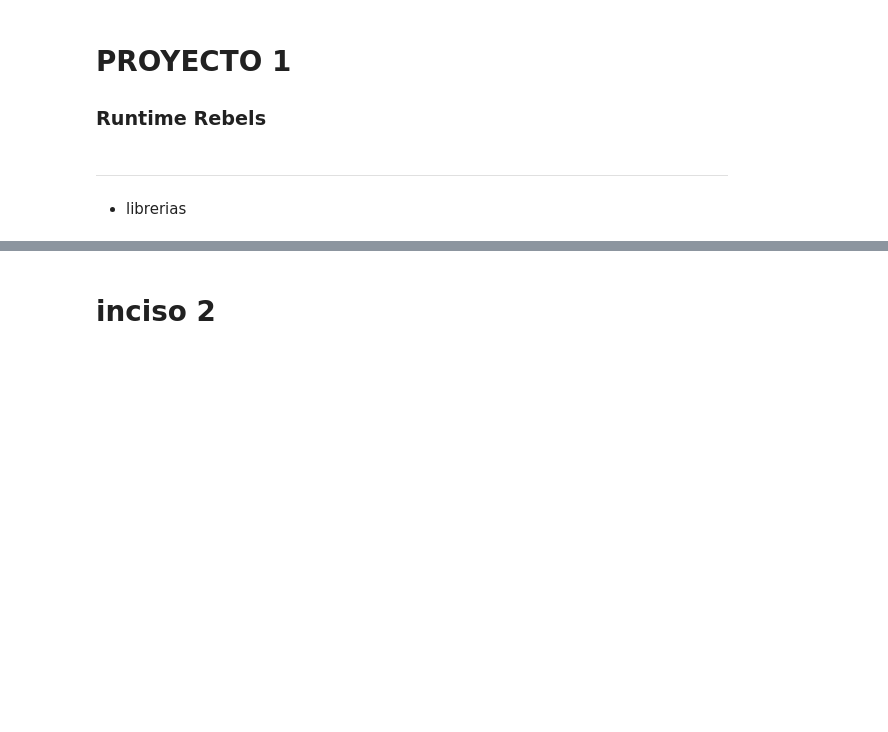
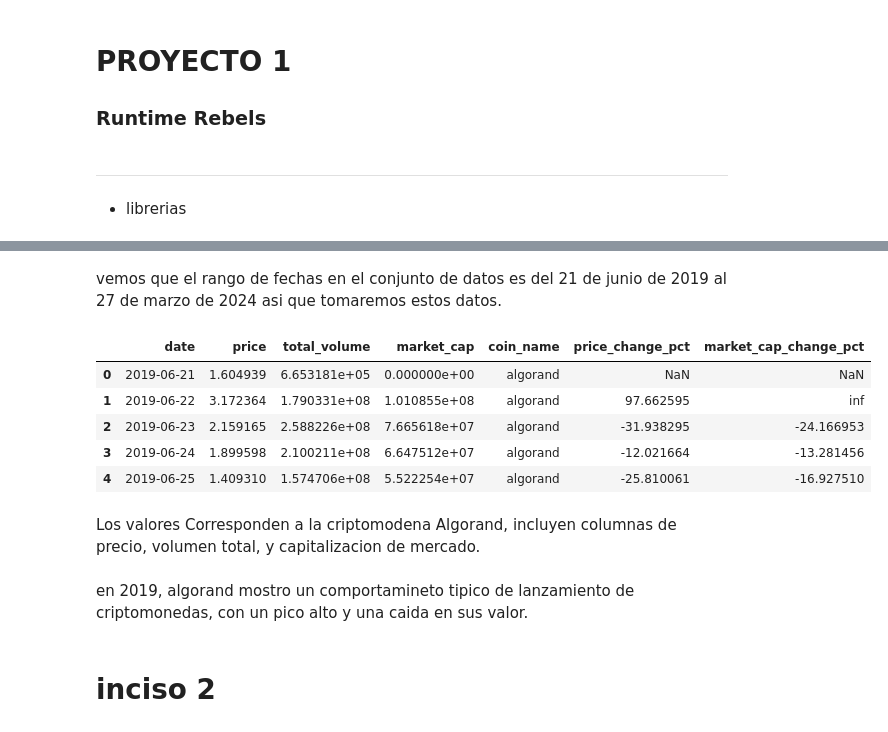
Before and after one commit to YairCarrito45/Proyecto1_2024_RuntimeRebels, a Jupyter notebook: proyecto.ipynb, the cells around one changed output, grey strips where cells are left out. Cells and saved outputs as stored; diff of their text form; code cells hidden in the pictures; blank space fills up the shorter version.

```diff
--- a/proyecto.ipynb
+++ b/proyecto.ipynb
@@ -15,0 +17,5 @@ import plotly.express as px
+# %%
+data = pd.read_csv('algorand.csv')
+
+# Mostrar las primeras filas para explorar los datos
+data.head()
@@ -15,0 +29,9 @@ import plotly.express as px
+# %%
+# Revisar valores faltantes o nulos
+missing_values = data.isnull().sum()
+
+# Cambiar tipos de datos si es necesario
+data['date'] = pd.to_datetime(data['date'])  # Asegurarse de que la fecha esté en formato datetime
+
+# Mostrar valores faltantes y tipos de datos corregidos
+missing_values, data.dtypes
@@ -15,0 +53,9 @@ import plotly.express as px
+# %%
+# Asegurar que los índices estén en mayúsculas
+data.index = data.index.map(lambda x: str(x).upper())
+
+# Filtrar datos del 1 de enero de 2019 y ordenar por valor de mercado ascendente
+data_filtered = data[data['date'] == '2019-01-01'].sort_values(by='market_cap', ascending=True)
+
+# Mostrar los datos filtrados
+data_filtered
@@ -15,0 +72,22 @@ import plotly.express as px
+# %% [markdown]
+vemos que el rango de fechas en el conjunto de datos es del 21 de junio de 2019 al 27 de marzo de 2024
+asi que tomaremos estos datos.
+# %%
+# Crear una copia explícita
+data_2019 = data[(data['date'] >= '2019-01-01') & (data['date'] <= '2019-12-31')].copy()
+
+# Calculo el cambio porcentual diario para el precio y la capitalización de mercado
+data_2019['price_change_pct'] = data_2019['price'].pct_change() * 100
+data_2019['market_cap_change_pct'] = data_2019['market_cap'].pct_change() * 100
+
+# Confirmar que las modificaciones no generen advertencias
+data_2019.head()
+# %% [output]
+|  | date | price | total_volume | market_cap | coin_name | price_change_pct | market_cap_change_pct |
+| 0 | 2019-06-21 | 1.604939 | 6.653181e+05 | 0.000000e+00 | algorand | NaN | NaN |
+| 1 | 2019-06-22 | 3.172364 | 1.790331e+08 | 1.010855e+08 | algorand | 97.662595 | inf |
+| 2 | 2019-06-23 | 2.159165 | 2.588226e+08 | 7.665618e+07 | algorand | -31.938295 | -24.166953 |
+| 3 | 2019-06-24 | 1.899598 | 2.100211e+08 | 6.647512e+07 | algorand | -12.021664 | -13.281456 |
+| 4 | 2019-06-25 | 1.409310 | 1.574706e+08 | 5.522254e+07 | algorand | -25.810061 | -16.927510 |
+# %% [markdown]
+Los valores Corresponden a la criptomodena Algorand, incluyen columnas de precio, volumen total, y capitalizacion de mercado.
@@ -16,3 +120,5 @@ import plotly.express as px
+# %% [markdown]
+en 2019, algorand mostro un comportamineto tipico de lanzamiento de criptomonedas, con un pico alto y una caida en sus valor.
 # %% [markdown]
 # inciso 2
 # %%
```
Also changed, not shown: parts of 13 cells of this notebook.
